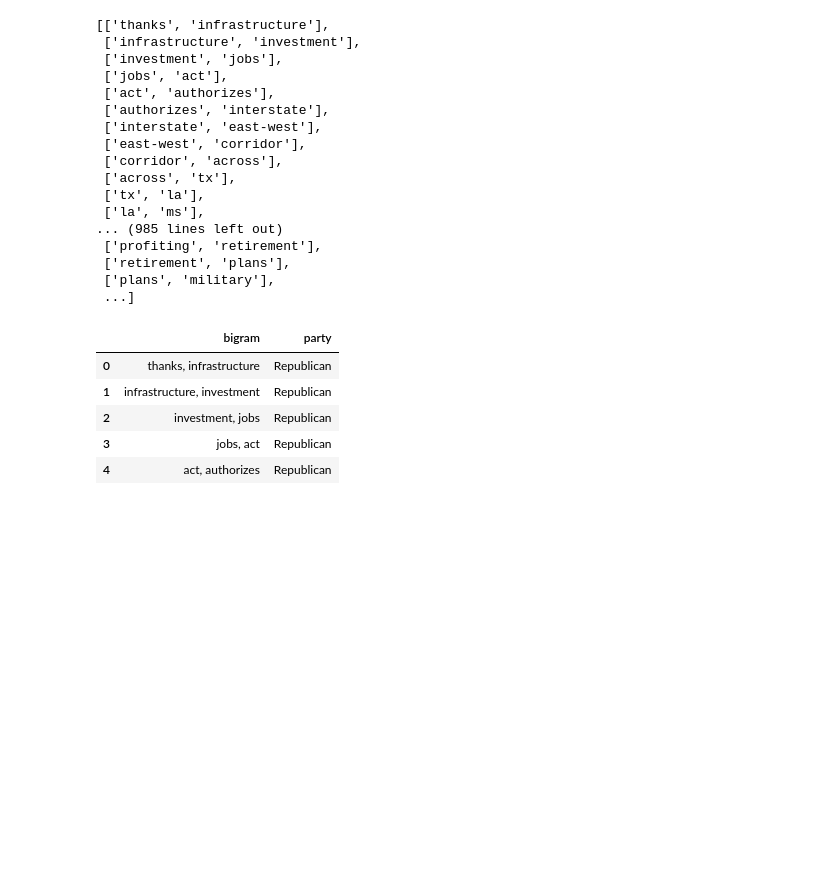
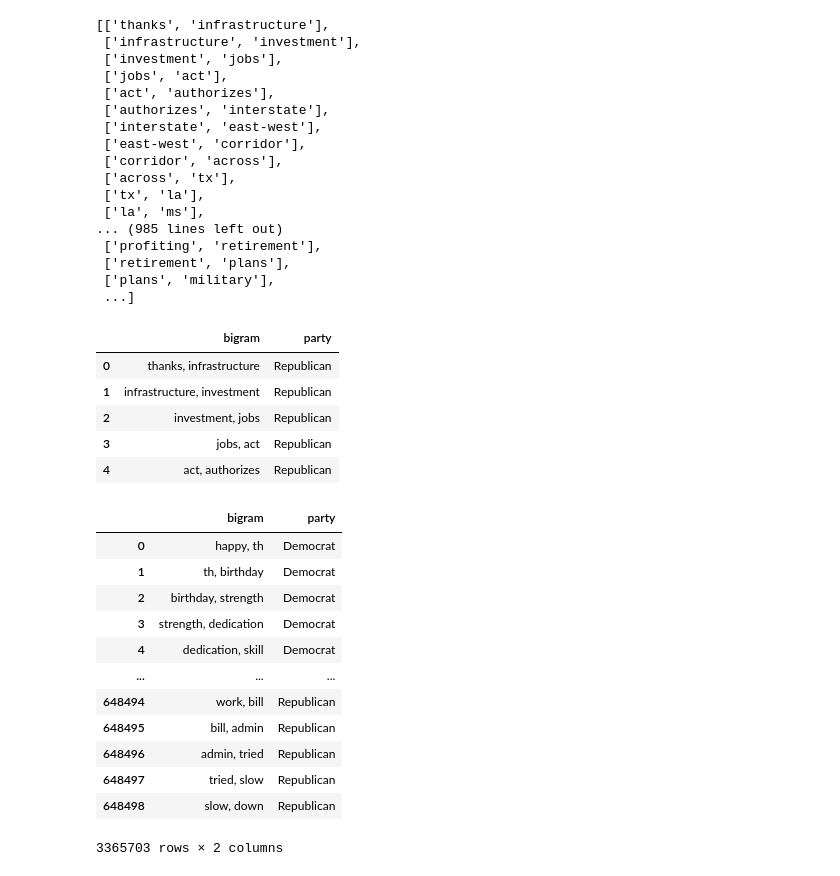
Before and after one commit to celisa/Political-Orientation-Classifier, a Jupyter notebook: 02_gen_mod/gen_mod_testing.ipynb, the cells around one changed output. Saved outputs shown, nothing was run; the diff lists cells and outputs as text; code cells hidden in the pictures; blank space fills up the shorter version.

Commit message:
bigram df - data cleaning p3

```diff
--- a/02_gen_mod/gen_mod_testing.ipynb
+++ b/02_gen_mod/gen_mod_testing.ipynb
@@ -88,15 +88,15 @@ training_data_demo[0]#[1]
  '246navybirthday']
 # %%
 #def bigram(text):
-bigram_list = []
+bigram_list_d = []
 for i in range(len(training_data_demo)):
-    new_list = []
+    new_list_d = []
     for j in range(len(training_data_demo[i])):
         if j == len(training_data_demo[i])-1:
             break
         else:
-            new_list.append([training_data_demo[i][j], training_data_demo[i][j+1]])
-    bigram_list.append(new_list)
+            new_list_d.append([training_data_demo[i][j], training_data_demo[i][j+1]])
+    bigram_list_d.append(new_list)
 
-bigram_list[0]
+bigram_list_d[0]
 # %% [output]
@@ -143,14 +127,14 @@ bigram_list
 # %%
 #convert bigram_list to dataframe with each list as a row
-bigram_df = pd.DataFrame(bigram_list)
+bigram_df_d = pd.DataFrame(bigram_list_d)
 #combine column 1 and column 2 into one column separated by a comma
-bigram_df['bigram'] = bigram_df[0] + ', ' + bigram_df[1]
+bigram_df_d['bigram'] = bigram_df_d[0] + ', ' + bigram_df_d[1]
 #drop 0 and 1
-bigram_df = bigram_df.drop(columns=[0,1])
-bigram_df.head()
+bigram_df_d = bigram_df_d.drop(columns=[0,1])
+bigram_df_d.head()
 #new column
-bigram_df['party'] = 'Democrat'
-bigram_df.head()
+bigram_df_d['party'] = 'Democrat'
+bigram_df_d.head()
 # %% [output]
 |  | bigram | party |
 | 0 | happy, th | Democrat |
@@ -284,3 +268,21 @@ bigram_df_r.head()
 | 2 | investment, jobs | Republican |
 | 3 | jobs, act | Republican |
 | 4 | act, authorizes | Republican |
+# %%
+#append bigram_df and bigram_df_r
+bigram_df_total = bigram_df.append(bigram_df_r)
+bigram_df_total
+# %% [output]
+|  | bigram | party |
+| 0 | happy, th | Democrat |
+| 1 | th, birthday | Democrat |
+| 2 | birthday, strength | Democrat |
+| 3 | strength, dedication | Democrat |
+| 4 | dedication, skill | Democrat |
+| ... | ... | ... |
+| 648494 | work, bill | Republican |
+| 648495 | bill, admin | Republican |
+| 648496 | admin, tried | Republican |
+| 648497 | tried, slow | Republican |
+| 648498 | slow, down | Republican |
+3365703 rows × 2 columns
```
Also changed, not shown: parts of 4 cells of this notebook.
